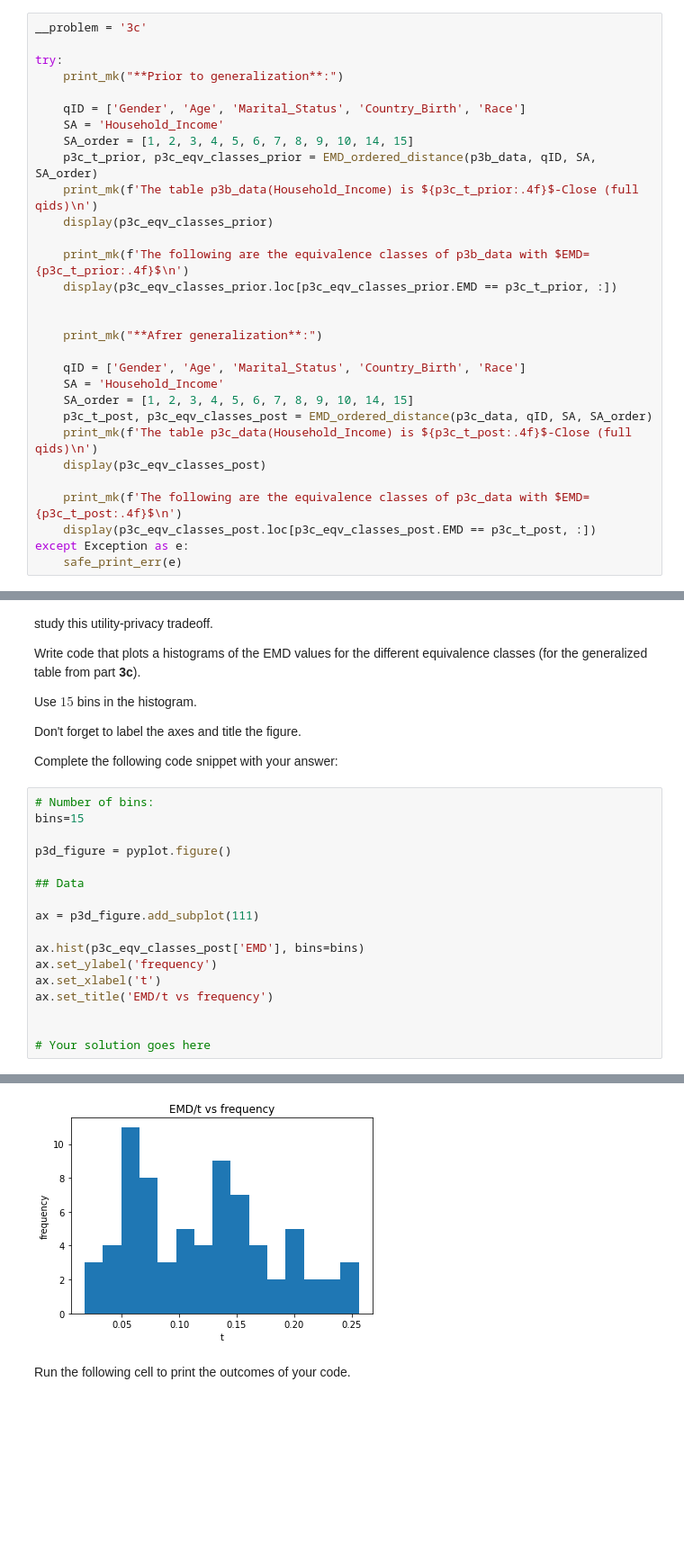
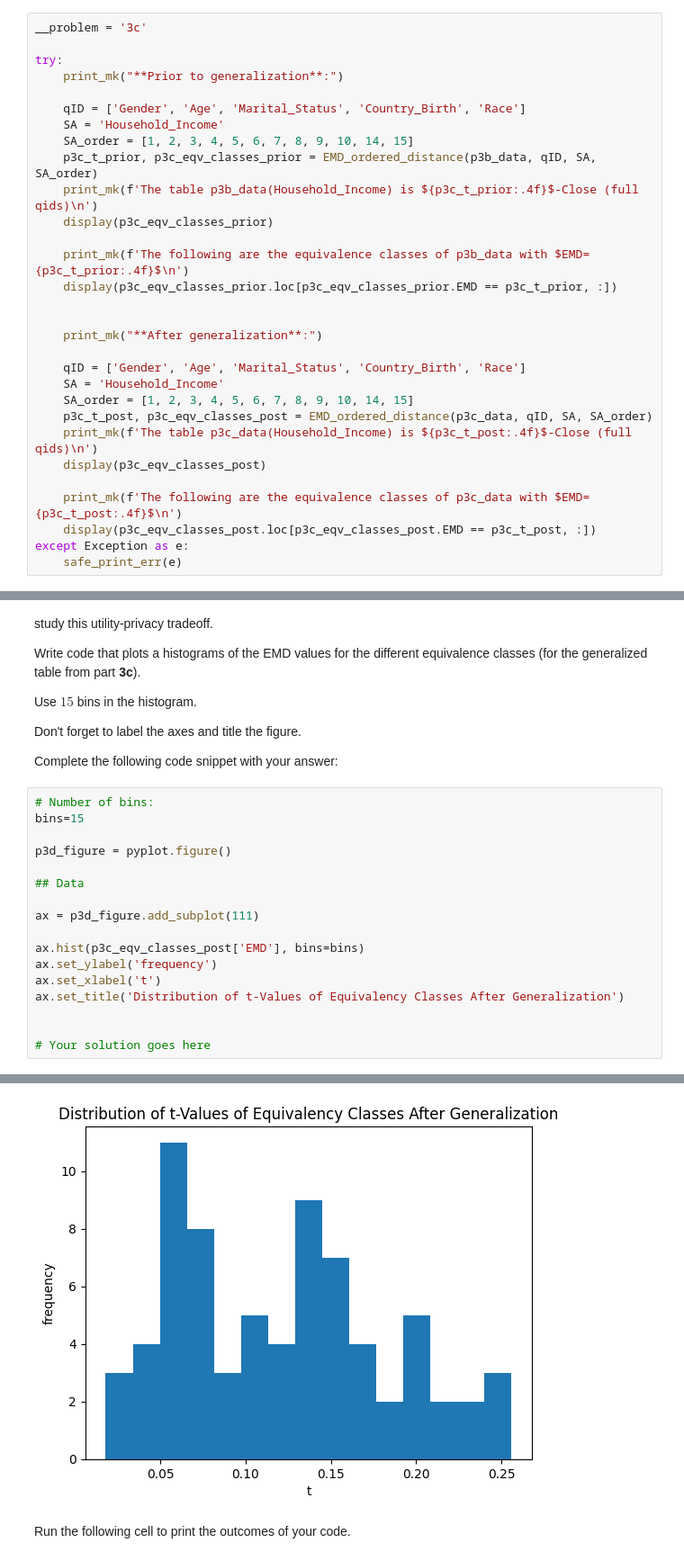
Before and after one commit to KJWesthoff/233LabTaskForce, a Jupyter notebook: lab2/Lab2.ipynb, the cells around one changed output, grey strips where cells are left out. Shown at 90% size. Cells and saved outputs as stored; diff of their text form; blank space fills up the shorter version.

```diff
--- a/lab2/Lab2.ipynb
+++ b/lab2/Lab2.ipynb
@@ -1592,7 +1592,7 @@ try:
     display(p3c_eqv_classes_prior.loc[p3c_eqv_classes_prior.EMD == p3c_t_prior, :])
 
 
-    print_mk("**Afrer generalization**:")
+    print_mk("**After generalization**:")
 
     qID = ['Gender', 'Age', 'Marital_Status', 'Country_Birth', 'Race']
     SA = 'Household_Income'
@@ -1683,7 +1683,7 @@ ax = p3d_figure.add_subplot(111)
 ax.hist(p3c_eqv_classes_post['EMD'], bins=bins)
 ax.set_ylabel('frequency')
 ax.set_xlabel('t')
-ax.set_title('EMD/t vs frequency')
+ax.set_title('Distribution of t-Values of Equivalency Classes After Generalization')
 
 
 # Your solution goes here
@@ -1692,4 +1692,4 @@ Text(0.5, 1.0, 'EMD/t vs frequency')
-[figure, old version]
+[figure, new version]
 # %% [markdown]
 Run the following cell to print the outcomes of your code.
 # %%
```
Also changed, not shown: parts of 16 cells of this notebook.
